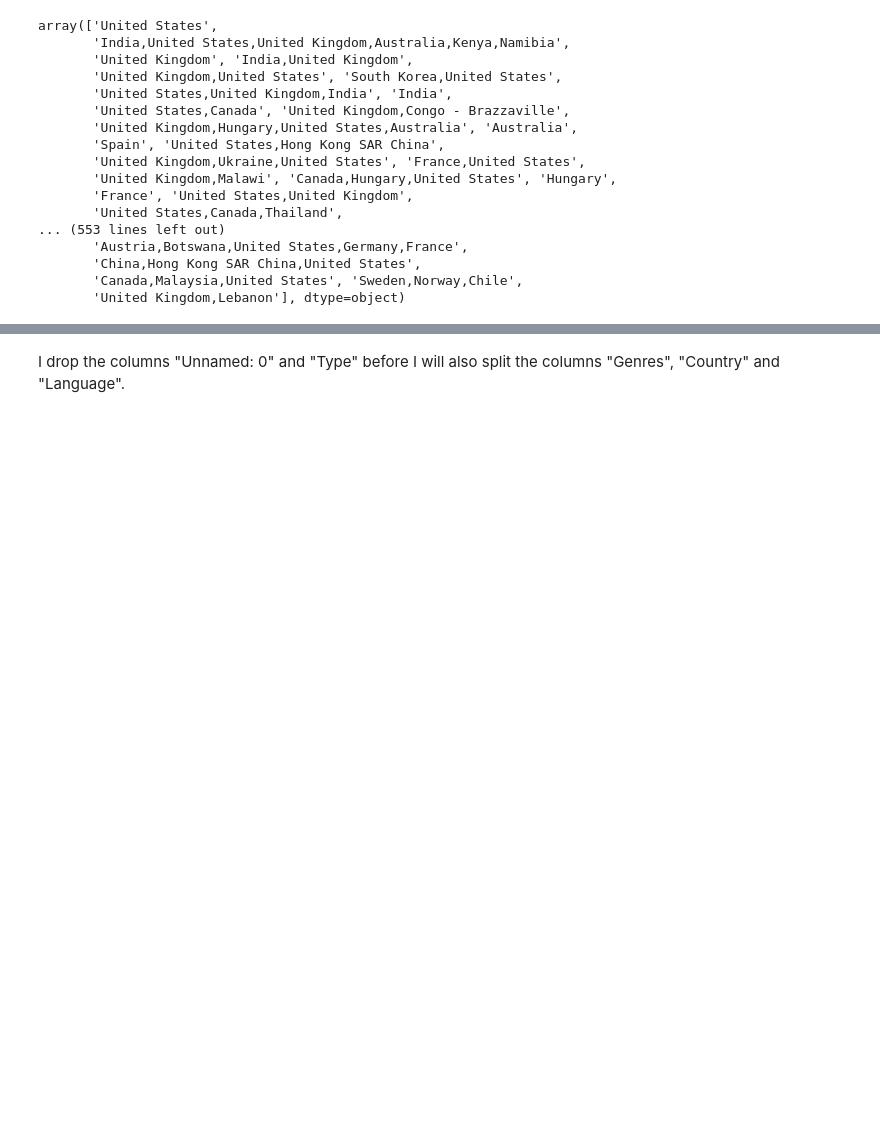
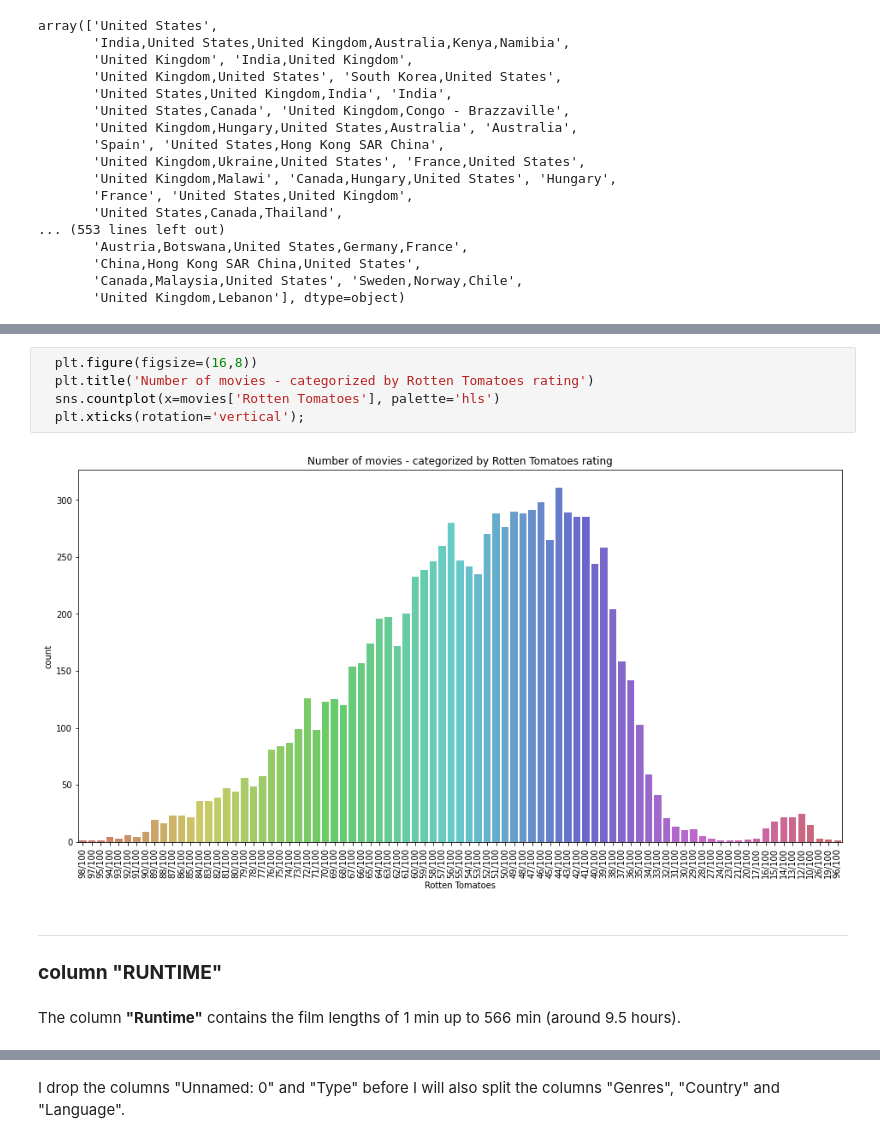
Before and after one commit to IronMan2483/streaming_movies, a Jupyter notebook: notebook/notebook_streaming.ipynb, the cells around one changed output, grey strips where cells are left out. Cells and saved outputs as stored; diff of their text form; blank space fills up the shorter version.

```diff
--- a/notebook/notebook_streaming.ipynb
+++ b/notebook/notebook_streaming.ipynb
@@ -585,0 +890,13 @@ array(['United States',
+# %%
+  plt.figure(figsize=(16,8))
+  plt.title('Number of movies - categorized by Rotten Tomatoes rating')
+  sns.countplot(x=movies['Rotten Tomatoes'], palette='hls')
+  plt.xticks(rotation='vertical');
+# %% [output]
+[figure, added]
+# %% [markdown]
+---
+
+### __column "RUNTIME"__
+# %% [markdown]
+The column __"Runtime"__ contains the film lengths of 1 min up to 566 min (around 9.5 hours).
```
Also changed, not shown: parts of 94 cells of this notebook.
